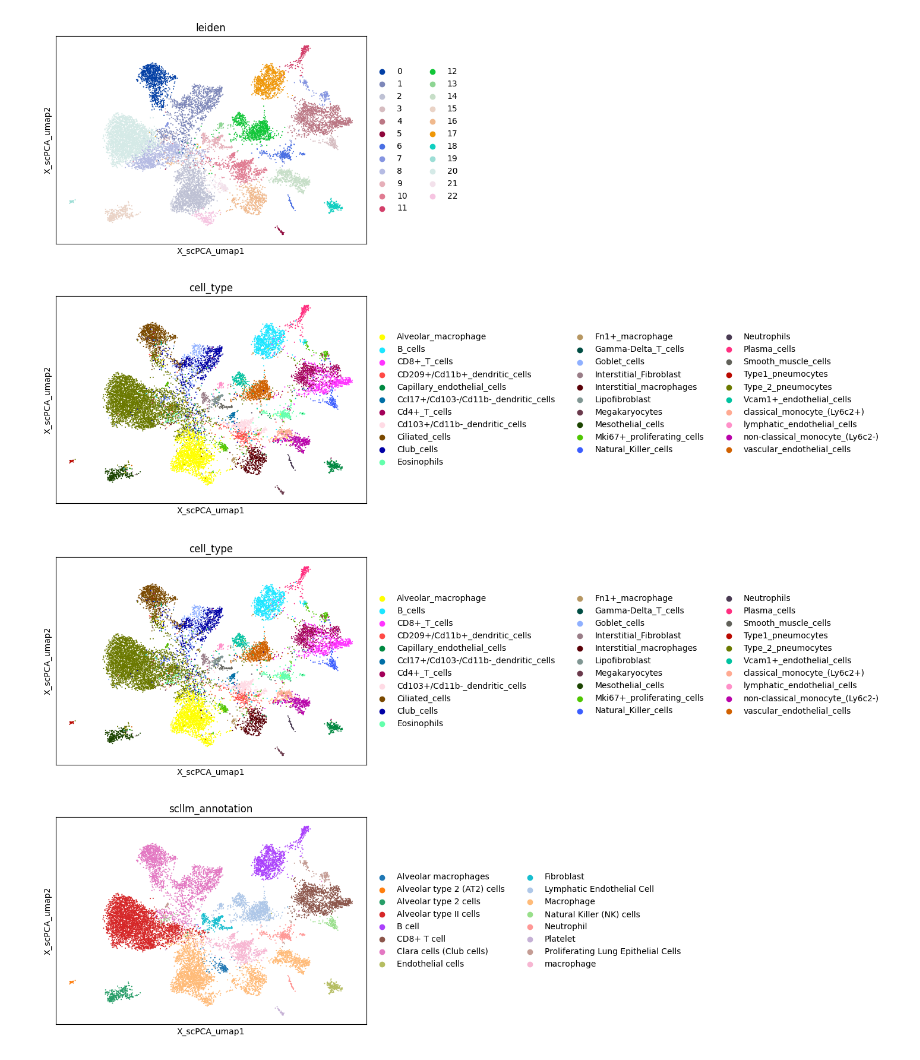
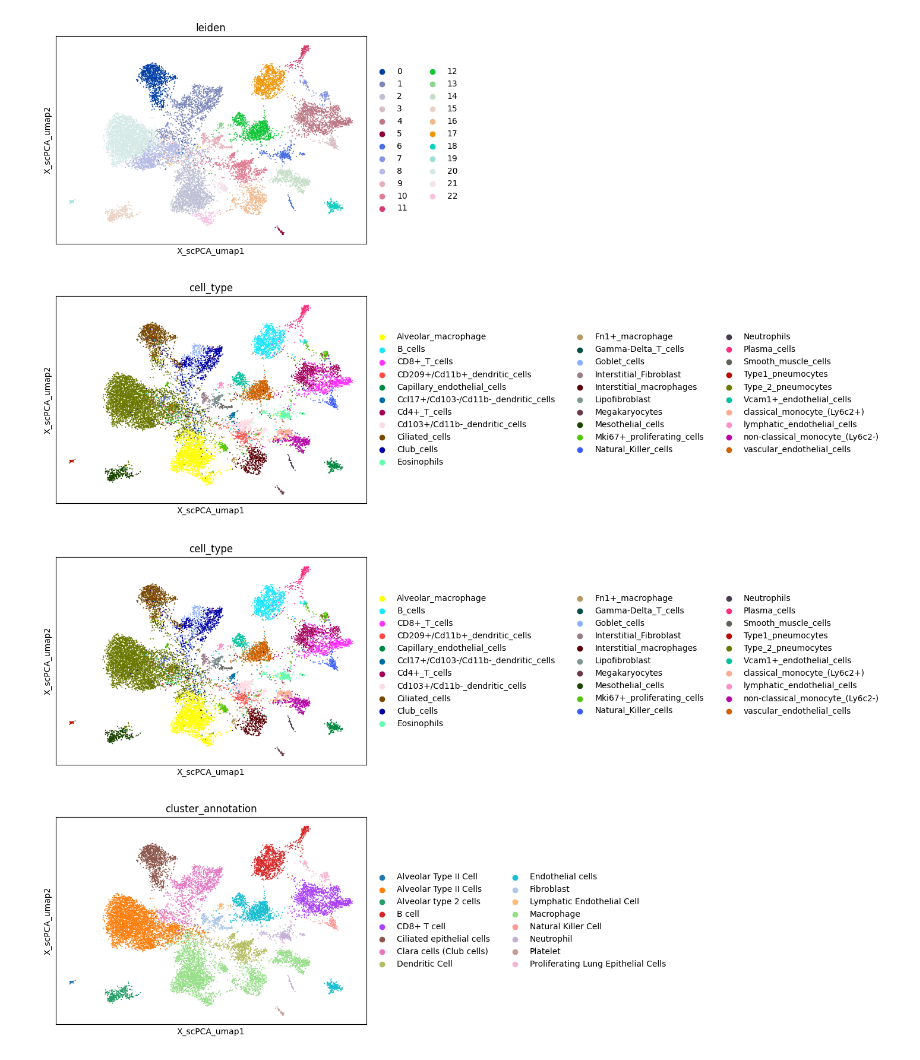
Before and after one commit to sagar87/scllm, a Jupyter notebook: docs/notebooks/cell_types.ipynb, the cells around one changed output. Cells and saved outputs as stored; diff of their text form; code cells hidden in the pictures.

```diff
--- a/docs/notebooks/cell_types.ipynb
+++ b/docs/notebooks/cell_types.ipynb
@@ -82,6 +82,6 @@ sl.tl.annotate_cluster(
     method='wilcoxon'
     )
 # %%
-sc.pl.embedding(angelidis, basis='X_scPCA_umap', color=['cell_type', 'scllm_annotation'], ncols=1)
+sc.pl.embedding(angelidis, basis='X_scPCA_umap', color=['cell_type', 'cluster_annotation'], ncols=1)
 # %% [output]
-[figure, old version]
+[figure, new version]
```
Also changed, not shown: parts of 6 cells of this notebook, 1 other file.
